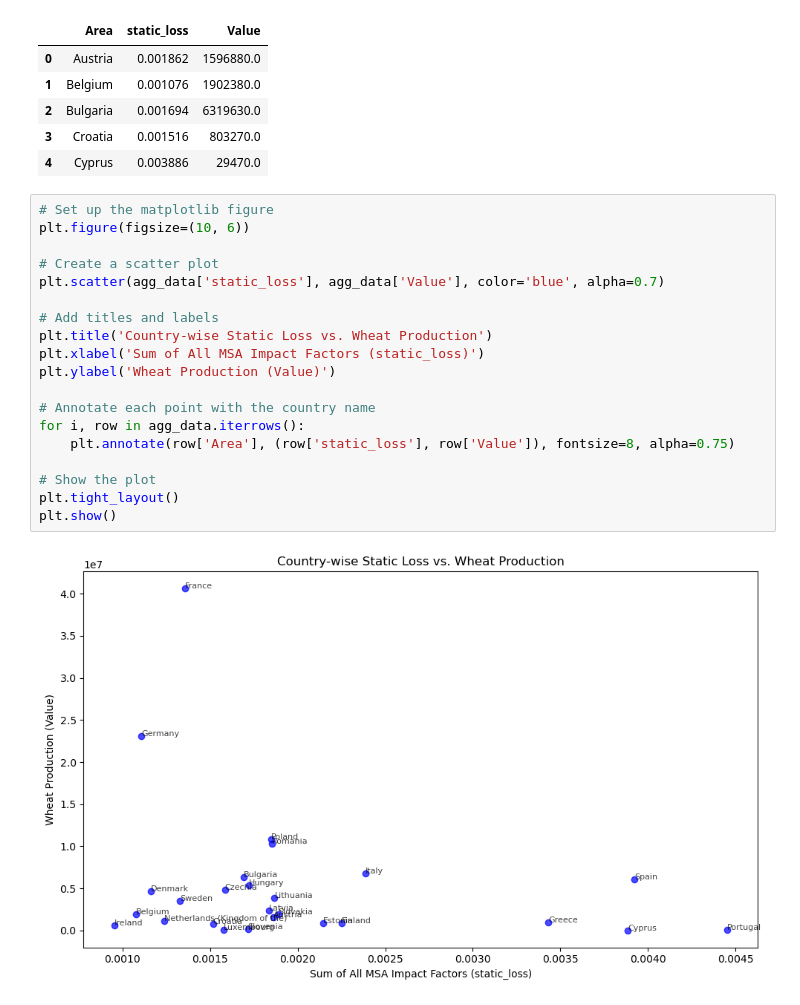
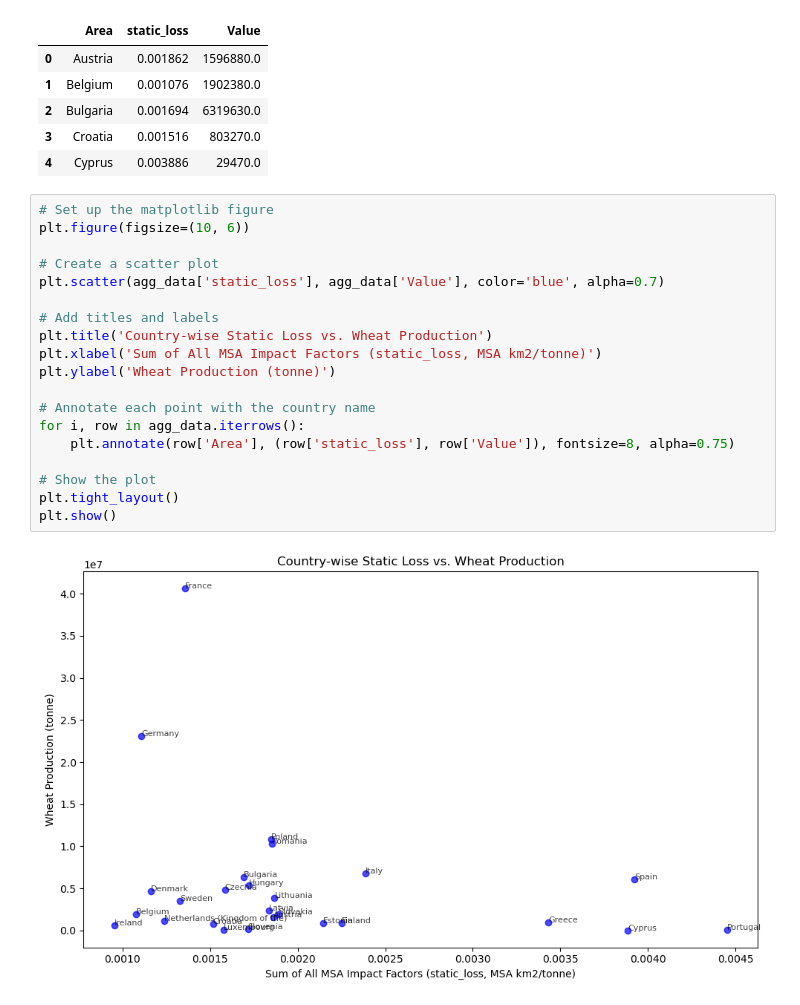
Before and after one commit to clairebertrandgithub/private-projects, a Jupyter notebook: wheat_impact.ipynb, the cells around one changed output. Drawn from its saved outputs; the diff is of its cells as text.

```diff
--- a/wheat_impact.ipynb
+++ b/wheat_impact.ipynb
@@ -235,21 +235,21 @@ See the caveats in the documentation: https://pandas.pydata.org/pandas-docs/stab
 # %%
 # Set up the matplotlib figure
 plt.figure(figsize=(10, 6))
 
 # Create a scatter plot
 plt.scatter(agg_data['static_loss'], agg_data['Value'], color='blue', alpha=0.7)
 
 # Add titles and labels
 plt.title('Country-wise Static Loss vs. Wheat Production')
-plt.xlabel('Sum of All MSA Impact Factors (static_loss)')
-plt.ylabel('Wheat Production (Value)')
+plt.xlabel('Sum of All MSA Impact Factors (static_loss, MSA km2/tonne)')
+plt.ylabel('Wheat Production (tonne)')
 
 # Annotate each point with the country name
 for i, row in agg_data.iterrows():
     plt.annotate(row['Area'], (row['static_loss'], row['Value']), fontsize=8, alpha=0.75)
 
 # Show the plot
 plt.tight_layout()
 plt.show()
 # %% [output]
-[figure, old version]
+[figure, new version]
```
